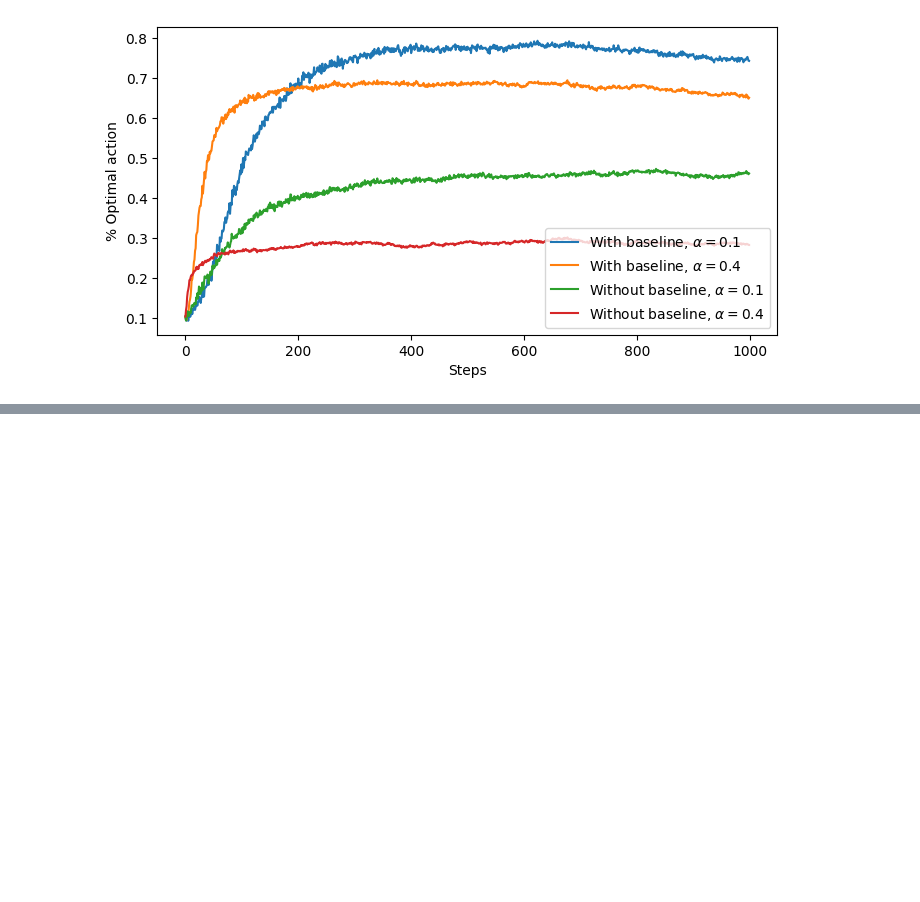
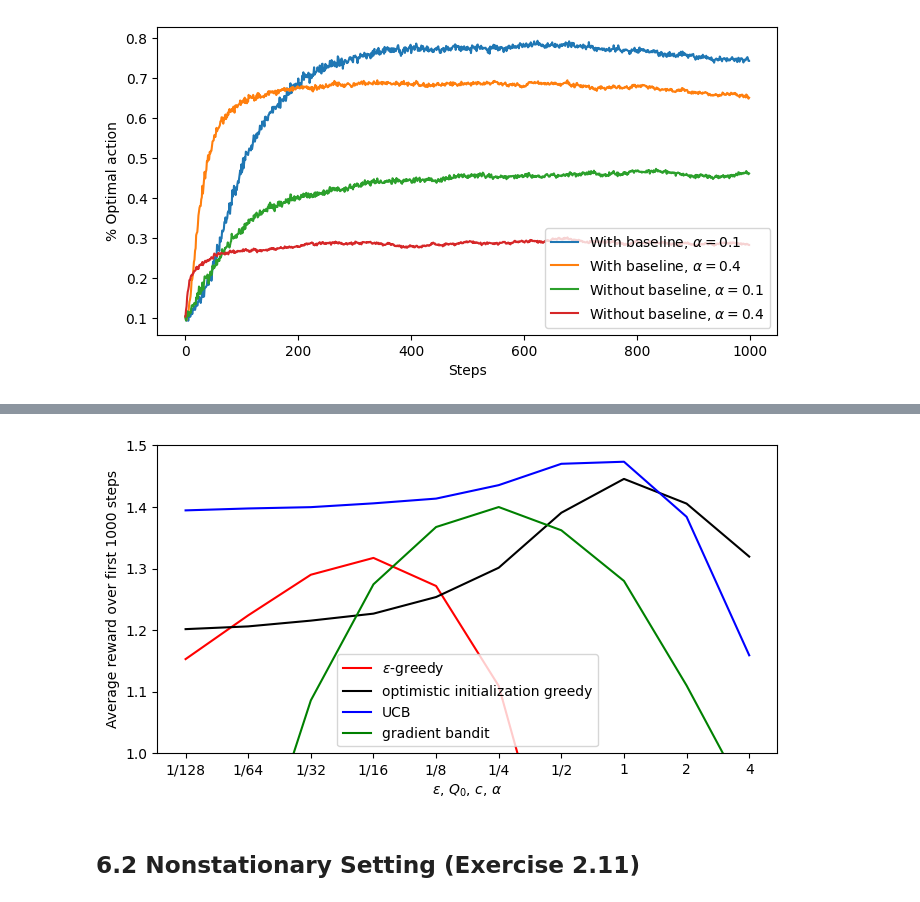
Before and after one commit to petergchang/Sutton-RL-Jax, a Jupyter notebook: Ch2.ipynb, the cells around one changed output, grey strips where cells are left out. Drawn from its saved outputs; the diff is of its cells as text; code cells hidden in the pictures; blank space fills up the shorter version.

Commit message:
feat: finish ch2 figures

```diff
--- a/Ch2.ipynb
+++ b/Ch2.ipynb
@@ -410,0 +418,32 @@ ax.legend();
+# %%
+# e-greedy
+e_greedy_st_experiment = lambda e: stationary_bandit_experiment(eps=e)[0].mean()
+e_greedy_st_rewards = vmap(e_greedy_st_experiment)(parameter_grid)
+# %%
+# Greedy with optimistic initialization (alpha=0.1)
+opt_greedy_st_experiment = lambda Q: stationary_bandit_experiment(alpha=0.1, init_reward=Q)[0].mean()
+opt_greedy_st_rewards = vmap(opt_greedy_st_experiment)(parameter_grid)
+# %%
+# UCB
+ucb_st_experiment = lambda c: stationary_bandit_experiment(ucb_c=c)[0].mean()
+ucb_st_rewards = vmap(ucb_st_experiment)(parameter_grid)
+# %%
+# Gradient bandit
+gb_st_experiment = lambda alpha: stationary_gradient_bandit_experiment(alpha=alpha)[0].mean()
+gb_st_rewards = vmap(gb_st_experiment)(parameter_grid)
+# %%
+fig, ax = plt.subplots(figsize=(8,4))
+ax.plot(e_greedy_st_rewards, label=r"$\epsilon$-greedy", c="red");
+ax.plot(opt_greedy_st_rewards, label=r"optimistic initialization greedy", c="k");
+ax.plot(ucb_st_rewards, label=r"UCB", c="blue");
+ax.plot(gb_st_rewards, label=r"gradient bandit", c="green");
+ax.set_xticks(jnp.arange(len(parameter_labels)))
+ax.set_xticklabels(parameter_labels)
+ax.set_ylim(1.0, 1.5)
+ax.set_xlabel(r"$\epsilon$, $Q_0$, $c$, $\alpha$")
+ax.set_ylabel("Average reward over first 1000 steps")
+ax.legend();
+# %% [output]
+[figure, added]
+# %% [markdown]
+## 6.2 Nonstationary Setting (Exercise 2.11)
```
Also changed, not shown: parts of 12 cells of this notebook.
